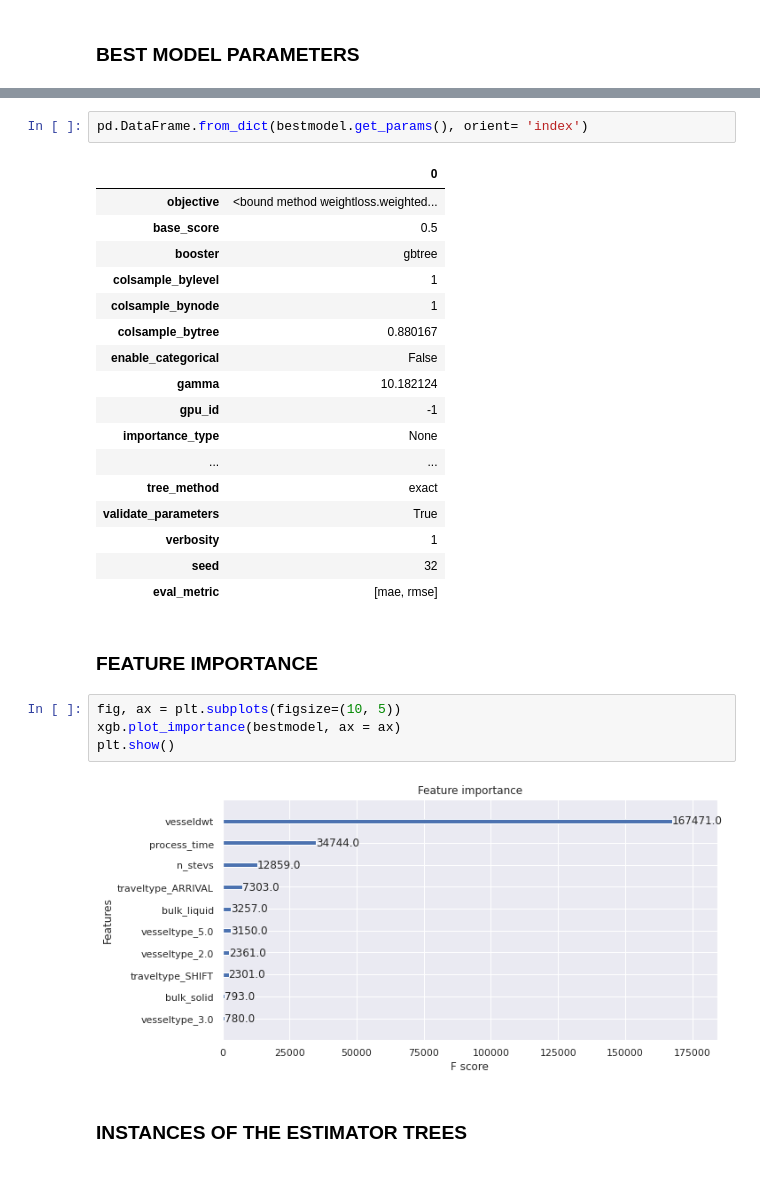
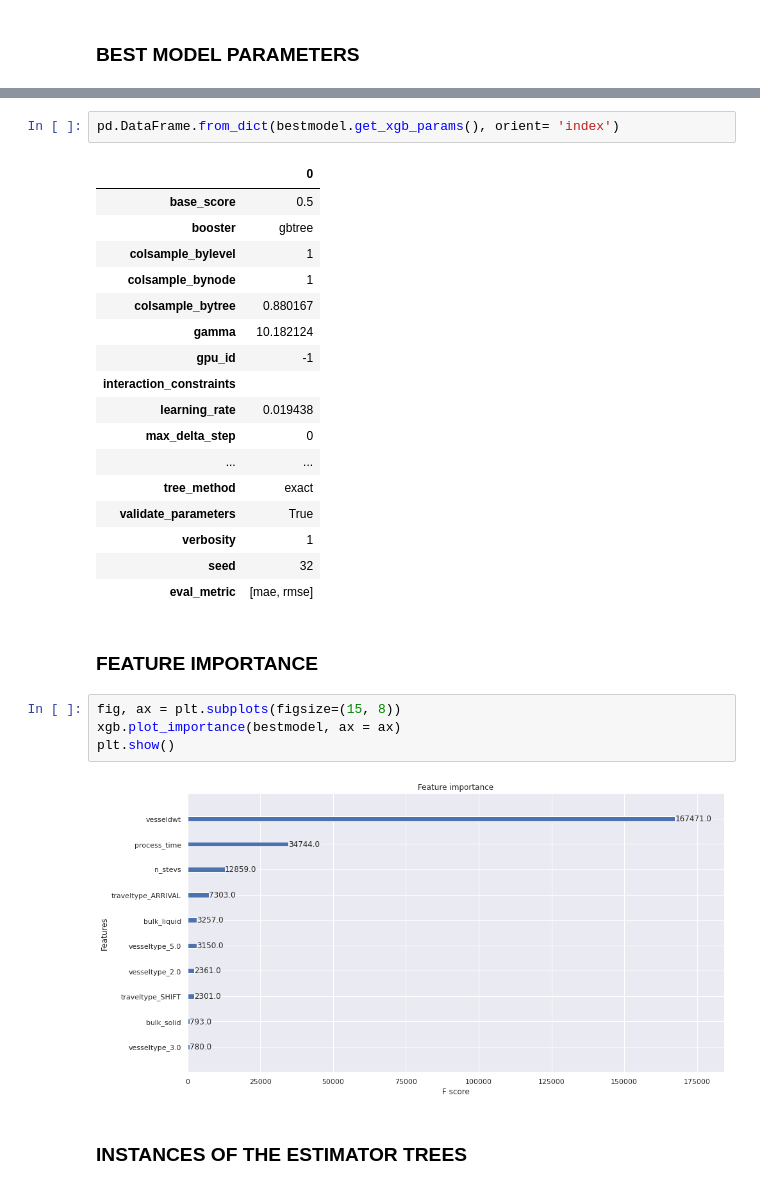
Before and after one commit to Kamal-Eldin/Logistics_transshipment, a Jupyter notebook: Walkthrough_Model_Dev.ipynb, the cells around one changed output, grey strips where cells are left out. Cells and saved outputs as stored; diff of their text form.

```diff
--- a/Walkthrough_Model_Dev.ipynb
+++ b/Walkthrough_Model_Dev.ipynb
@@ -450,17 +470,17 @@ bestmodel.save_model('/content/drive/MyDrive/Transshipment/models/bestmodel_2.js
 # %%
-pd.DataFrame.from_dict(bestmodel.get_params(), orient= 'index')
+pd.DataFrame.from_dict(bestmodel.get_xgb_params(), orient= 'index')
 # %% [output]
 |  | 0 |
-| objective | <bound method weightloss.weighted... |
 | base_score | 0.5 |
 | booster | gbtree |
 | colsample_bylevel | 1 |
 | colsample_bynode | 1 |
 | colsample_bytree | 0.880167 |
-| enable_categorical | False |
 | gamma | 10.182124 |
 | gpu_id | -1 |
-| importance_type | None |
+| interaction_constraints |  |
+| learning_rate | 0.019438 |
+| max_delta_step | 0 |
 | ... | ... |
 | tree_method | exact |
 | validate_parameters | True |
@@ -470,11 +490,11 @@ pd.DataFrame.from_dict(bestmodel.get_params(), orient= 'index')
 # %% [markdown]
 ### FEATURE IMPORTANCE
 # %%
-fig, ax = plt.subplots(figsize=(10, 5))
+fig, ax = plt.subplots(figsize=(15, 8))
 xgb.plot_importance(bestmodel, ax = ax)
 plt.show()
 # %% [output]
-[figure, old version]
+[figure, new version]
 # %% [markdown]
 ### INSTANCES OF THE ESTIMATOR TREES
 # %%
```
Also changed, not shown: parts of 1 cell of this notebook, 1 other file.
